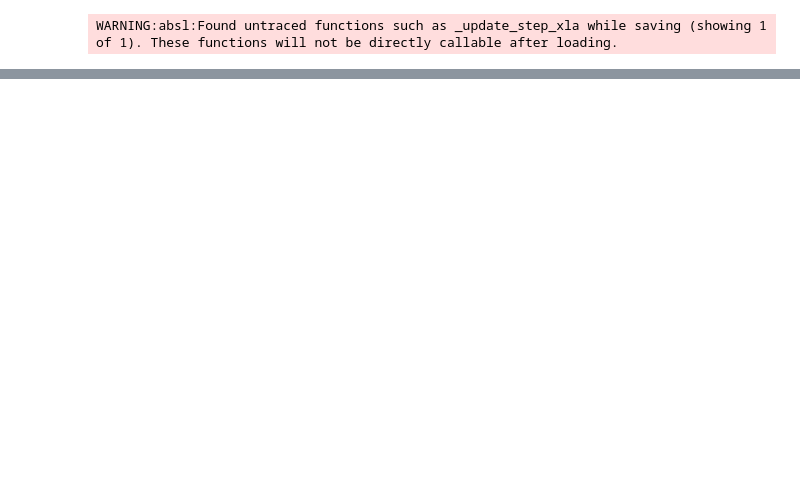
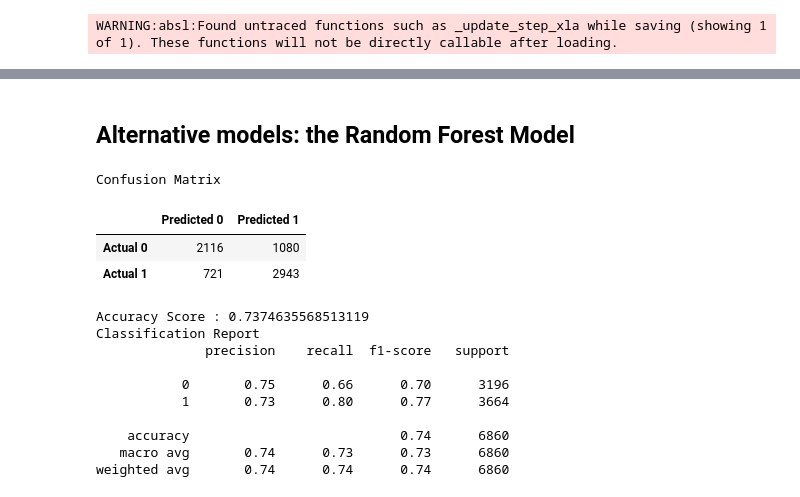
Before and after one commit to InaLuo2022/deep-learning-challenge, a Jupyter notebook: AlphabetSoupCharity_Optimisation_ipynb.ipynb, the cells around one changed output, grey strips where cells are left out. Saved outputs shown, nothing was run; the diff lists cells and outputs as text; code cells hidden in the pictures; blank space fills up the shorter version.

Commit message:
add other type of models

```diff
--- a/AlphabetSoupCharity_Optimisation_ipynb.ipynb
+++ b/AlphabetSoupCharity_Optimisation_ipynb.ipynb
@@ -358,0 +403,43 @@ WARNING:absl:Found untraced functions such as _update_step_xla while saving (sho
+# %% [markdown]
+ ## Alternative models: the Random Forest Model
+# %%
+ # Create a random forest classifier
+from sklearn.ensemble import RandomForestClassifier
+rf_model = RandomForestClassifier(n_estimators=500, random_state=78)
+# %%
+ # Fitting the model
+rf_model = rf_model.fit(X_train_scaled, y_train)
+# %%
+ # Making predictions using the testing data
+predictions = rf_model.predict(X_test_scaled)
+# %%
+# Calculating the confusion matrix
+cm = confusion_matrix(y_test, predictions)
+cm_df = pd.DataFrame(
+    cm, index=["Actual 0", "Actual 1"], columns=["Predicted 0", "Predicted 1"]
+)
+
+# Calculating the accuracy score
+acc_score = accuracy_score(y_test, predictions)
+# %%
+ # Displaying results
+print("Confusion Matrix")
+display(cm_df)
+print(f"Accuracy Score : {acc_score}")
+print("Classification Report")
+print(classification_report(y_test, predictions))
+# %% [output]
+Confusion Matrix
+|  | Predicted 0 | Predicted 1 |
+| Actual 0 | 2116 | 1080 |
+| Actual 1 | 721 | 2943 |
+Accuracy Score : 0.7374635568513119
+Classification Report
+              precision    recall  f1-score   support
+
+           0       0.75      0.66      0.70      3196
+           1       0.73      0.80      0.77      3664
+
+    accuracy                           0.74      6860
+   macro avg       0.74      0.73      0.73      6860
+weighted avg       0.74      0.74      0.74      6860
```
Also changed, not shown: parts of 9 cells of this notebook.
